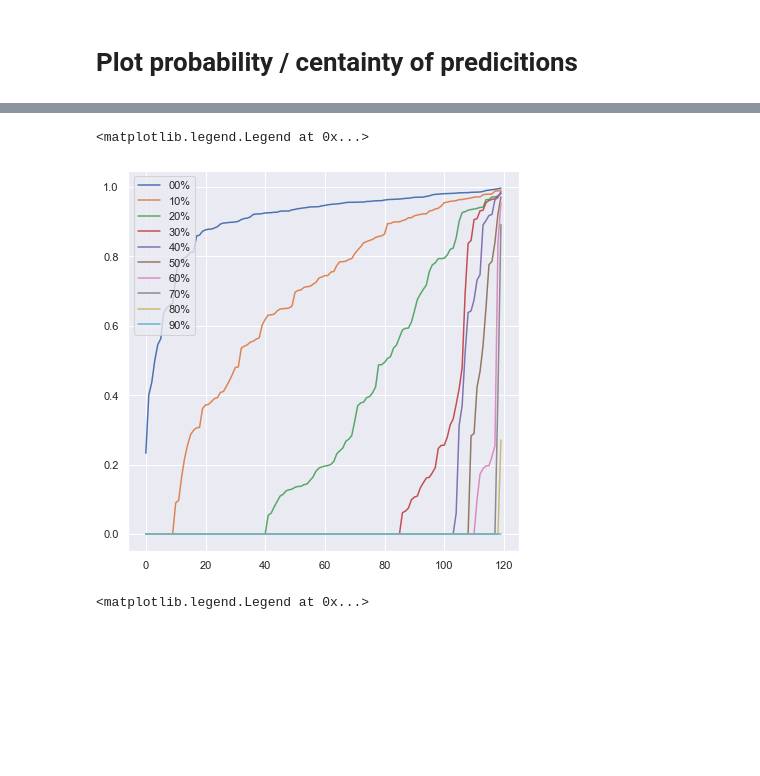
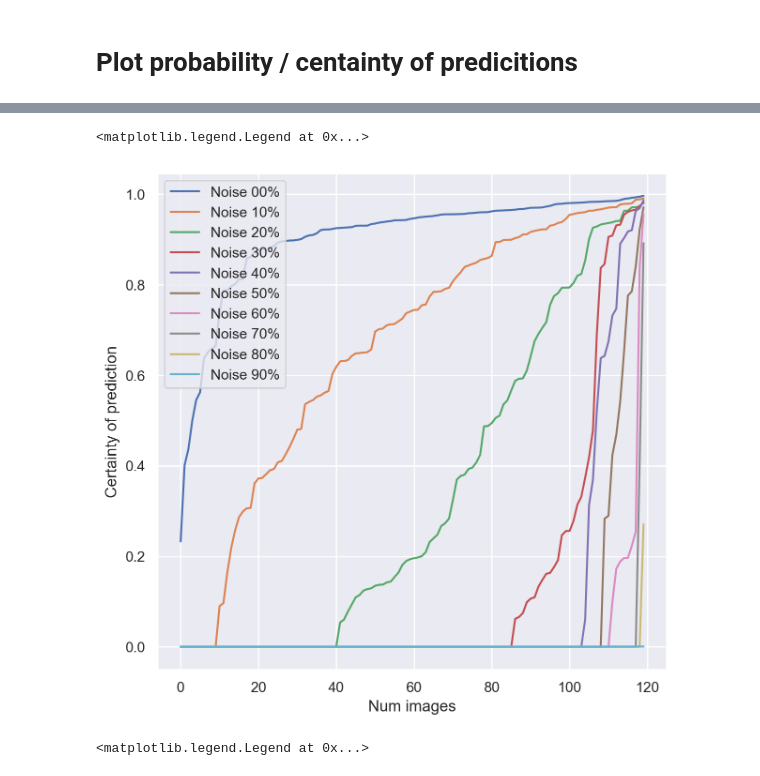
Before and after one commit to SebastianBitsch/project-tcav, a Jupyter notebook: plot_resuts.ipynb, the cells around one changed output, grey strips where cells are left out. Cells and saved outputs as stored; diff of their text form; code cells hidden in the pictures; blank space fills up the shorter version.

Commit message:
saved plots to repo

```diff
--- a/plot_resuts.ipynb
+++ b/plot_resuts.ipynb
@@ -481,17 +481,18 @@ df.head()
 # %%
 percent = range(0,120)
 
-fig, ax = plt.subplots(figsize=(7,7))
+fig, ax = plt.subplots(figsize=(7,7),dpi=200)
 
 for i in range(10):
-    probs = sorted(df[f'prob{i}0%'].tolist(), reverse=False)#df.mean(axis=0).tolist()
-    ax.plot(percent, probs, '-', label=f"{i}0%")
+    probs = sorted(df[f'prob{i}0%'].tolist(), reverse=False)
+    ax.plot(percent, probs, '-', label=f"Noise {i}0%")
 
-# ax.plot(percent, accuracies, '-', label="accuracies")
+ax.set_xlabel("Num images")
+ax.set_ylabel("Certainty of prediction")
 ax.legend()
 # %% [output]
 <matplotlib.legend.Legend at 0x...>
-[figure, old version]
+[figure, new version]
 # %%
 probs = df.mean(axis=0).tolist()
 percent = range(0,11)
```
Also changed, not shown: parts of 3 cells of this notebook, 6 other files.
